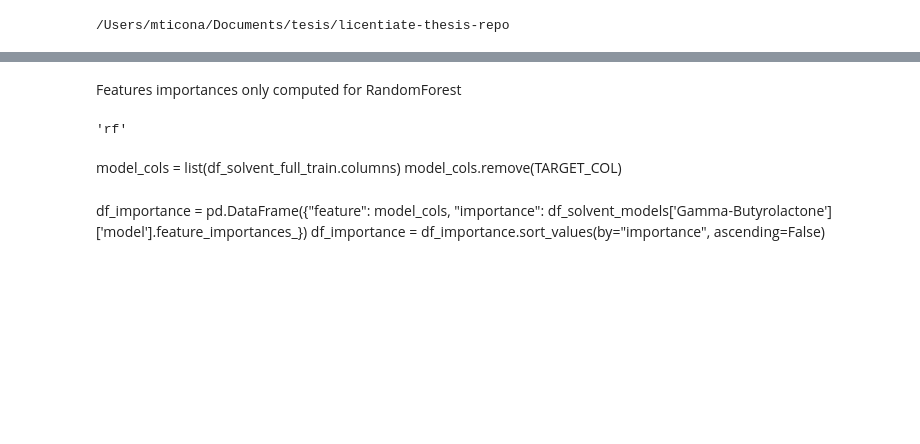
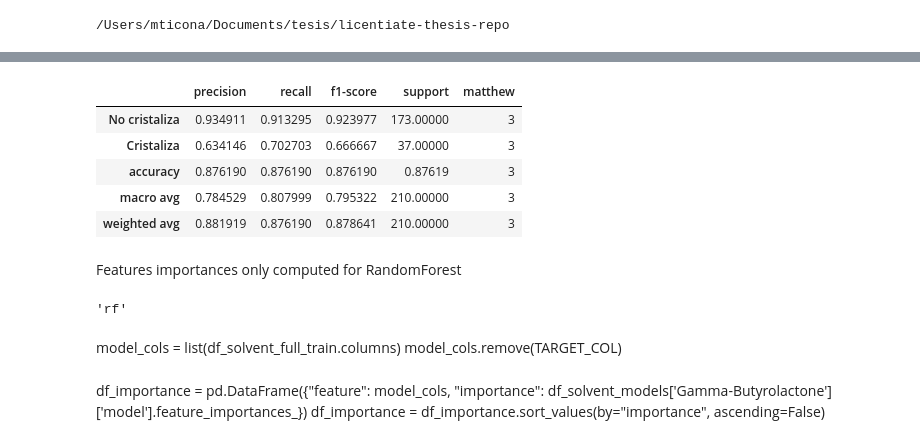
Before and after one commit to beluticona/licentiate-thesis-repo, a Jupyter notebook: notebooks/1-solvent-experiment/1.1-mbto-solvent-experiment-Copy1.ipynb, the cells around one changed output, grey strips where cells are left out. Drawn from its saved outputs; the diff is of its cells as text; code cells hidden in the pictures; blank space fills up the shorter version.

```diff
--- a/notebooks/1-solvent-experiment/1.1-mbto-solvent-experiment-Copy1.ipynb
+++ b/notebooks/1-solvent-experiment/1.1-mbto-solvent-experiment-Copy1.ipynb
@@ -419,4 +167,0 @@ df_solvent_report = {solvent: exp_drop_solvent(models[ALGORITHM], df_solvent_ful
-# %%
-for solvent in solvents:
-    report =  pd.DataFrame(df_solvent_report[solvent]).transpose()
-    report.to_csv('results3/solvent-dropped_%s_%s_%s.csv' % (solvent, ALGORITHM, SEED), index=None)
@@ -431,3 +420,43 @@ for solvent in solvents:
+# %%
+# Experimento 2
+dir_results = "results_exp_2/"
+
+for solvent in solvents:
+    drop_cols = ['solvent_Dimethyl sulfoxide',
+                 'solvent_Dimethylformamide',
+                 'solvent_Gamma-Butyrolactone',
+                'solvent']
+
+    df_train_sv = df_solvent_full_train[df_solvent_full_train.solvent == solvent].drop(drop_cols, axis=1)
+
+    df_test_sv = EVAL_MULTISOLVENT[EVAL_MULTISOLVENT.solvent == solvent].drop(drop_cols, axis=1)
+
+    df_test_sv_encoded = EVAL_MULTISOLVENT[EVAL_MULTISOLVENT.solvent == solvent].drop('solvent', axis=1)
+    df_train_sv_encoded = df_solvent_full_train.drop('solvent', axis=1)
+
+    # modelo específico por solvente
+    report_sv = proof_concept(models[ALGORITHM], df_train_sv, df_test_sv,
+                              model_configs[ALGORITHM])
+
+
+    # misma muestra en modelo multisolvente
+    report_multisv = proof_concept(models[ALGORITHM], df_train_sv_encoded, df_test_sv_encoded,
+                                   model_configs[ALGORITHM])
+
+
+    report_sv.to_csv(dir_results+'model_per_solv_%s_%s.csv' % (SEED, solvent), index=None)
+    report_multisv.to_csv(dir_results+'sample_%s_%s_in_multisolvent.csv' % (SEED, solvent), index=None)
+# %%
+report_sv["matthew"] = 3
+# %%
+report_sv
+# %% [output]
+|  | precision | recall | f1-score | support | matthew |
+| No cristaliza | 0.934911 | 0.913295 | 0.923977 | 173.00000 | 3 |
+| Cristaliza | 0.634146 | 0.702703 | 0.666667 | 37.00000 | 3 |
+| accuracy | 0.876190 | 0.876190 | 0.876190 | 0.87619 | 3 |
+| macro avg | 0.784529 | 0.807999 | 0.795322 | 210.00000 | 3 |
+| weighted avg | 0.881919 | 0.876190 | 0.878641 | 210.00000 | 3 |
 # %% [markdown]
 Features importances only computed for RandomForest
 # %%
```
Also changed, not shown: parts of 71 cells of this notebook, 3 other files.
